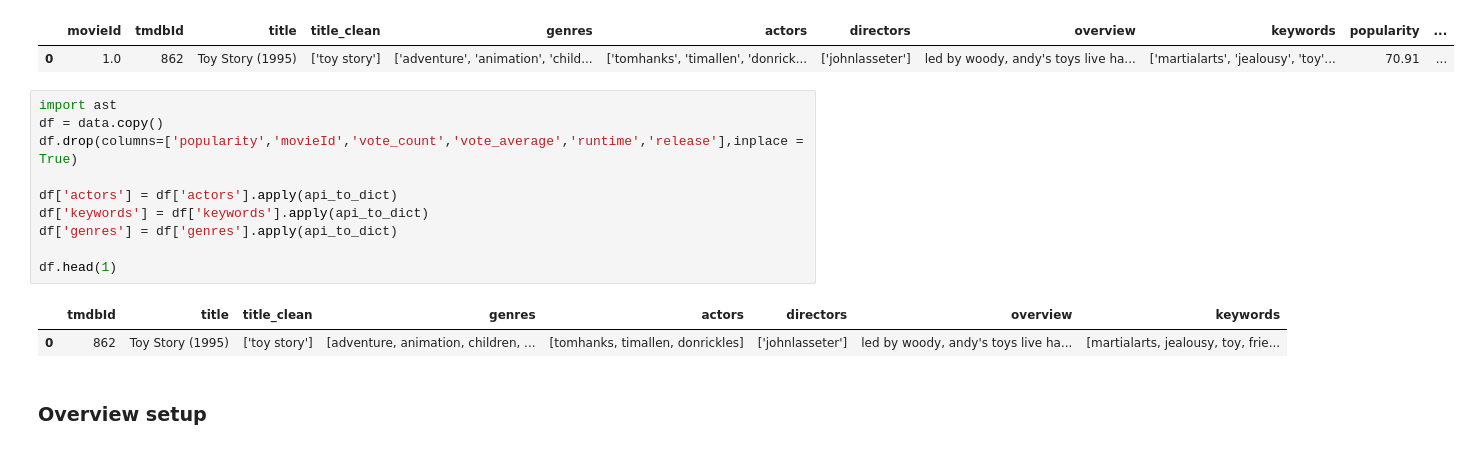
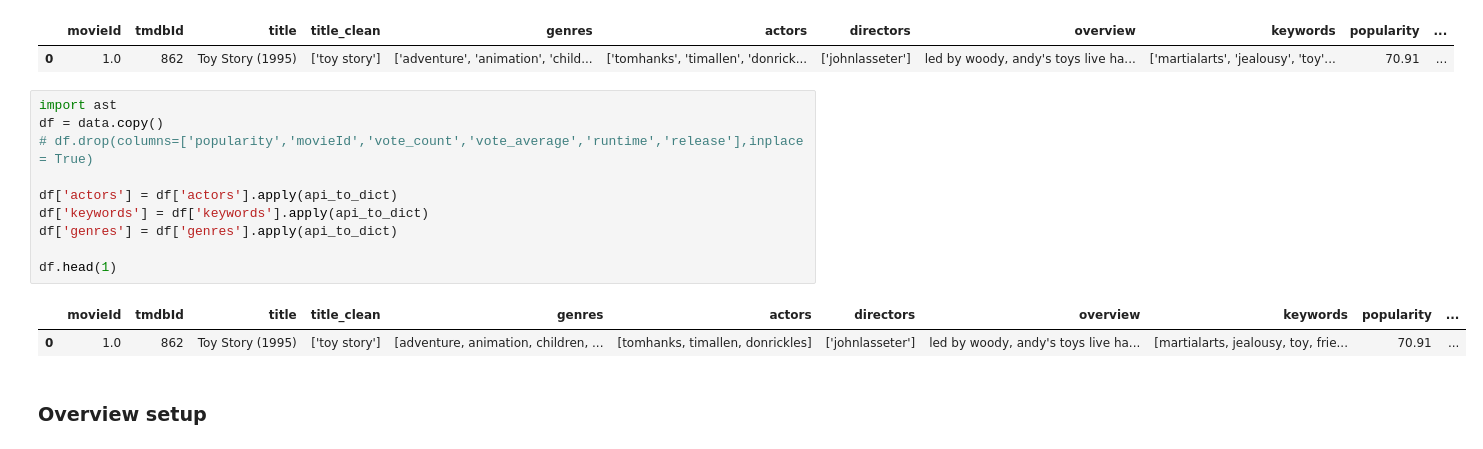
Before and after one commit to joaquim-oliveira-neto/rogue, a Jupyter notebook: notebooks/bmadureira-similarity-model.ipynb, the cells around one changed output. Cells and saved outputs as stored; diff of their text form.

```diff
--- a/notebooks/bmadureira-similarity-model.ipynb
+++ b/notebooks/bmadureira-similarity-model.ipynb
@@ -52,16 +43,16 @@ df.head(1)
 # %%
 import ast
 df = data.copy()
-df.drop(columns=['popularity','movieId','vote_count','vote_average','runtime','release'],inplace = True)
+# df.drop(columns=['popularity','movieId','vote_count','vote_average','runtime','release'],inplace = True)
 
 df['actors'] = df['actors'].apply(api_to_dict)
 df['keywords'] = df['keywords'].apply(api_to_dict)
 df['genres'] = df['genres'].apply(api_to_dict)
 
 df.head(1)
 # %% [output]
-|  | tmdbId | title | title_clean | genres | actors | directors | overview | keywords |
-| 0 | 862 | Toy Story (1995) | ['toy story'] | [adventure, animation, children, ... | [tomhanks, timallen, donrickles] | ['johnlasseter'] | led by woody, andy's toys live ha... | [martialarts, jealousy, toy, frie... |
+|  | movieId | tmdbId | title | title_clean | genres | actors | directors | overview | keywords | popularity | ... |
+| 0 | 1.0 | 862 | Toy Story (1995) | ['toy story'] | [adventure, animation, children, ... | [tomhanks, timallen, donrickles] | ['johnlasseter'] | led by woody, andy's toys live ha... | [martialarts, jealousy, toy, frie... | 70.91 | ... |
 # %% [markdown]
 ### Overview setup
 # %% [markdown]
```
Also changed, not shown: parts of 27 cells of this notebook, 1 other file.
